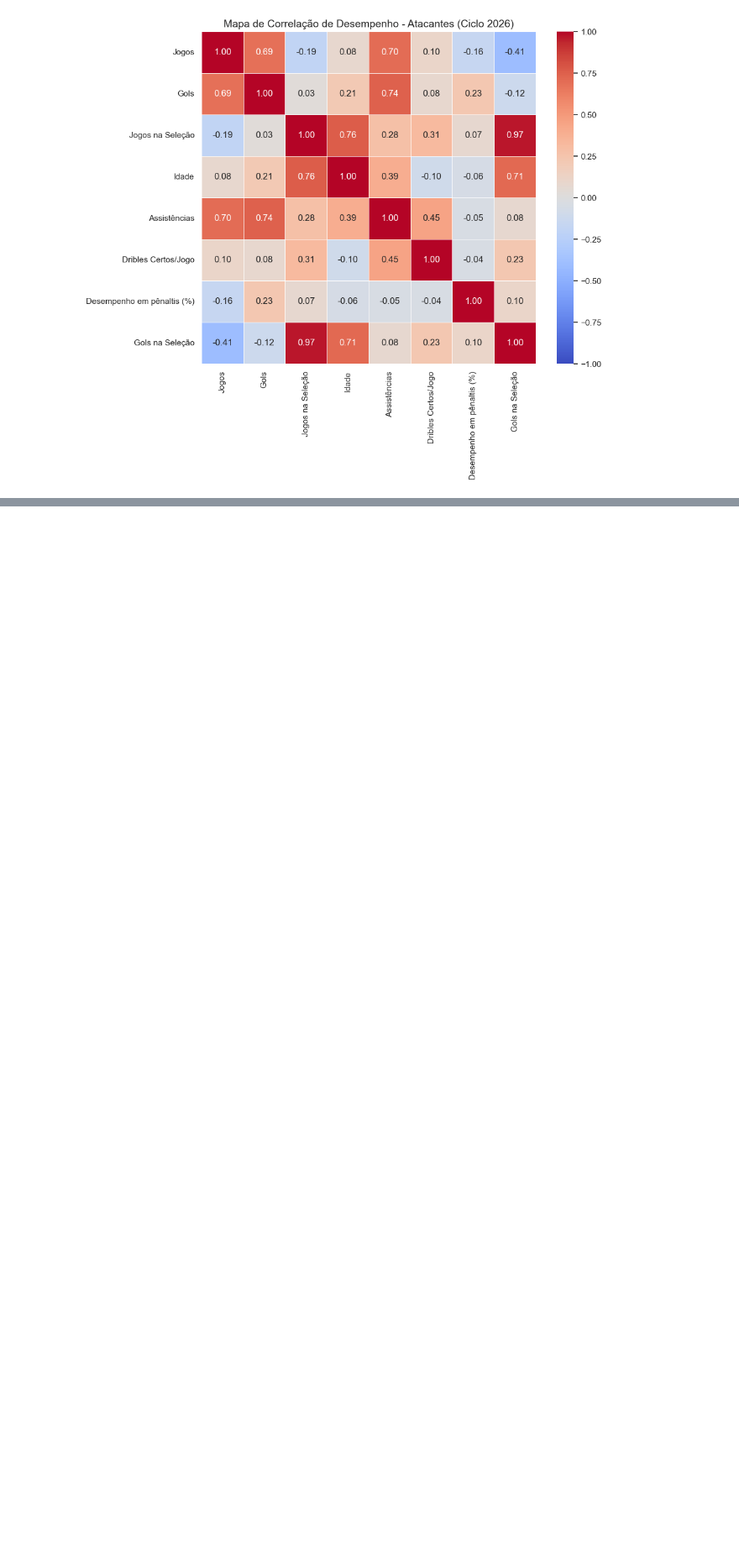
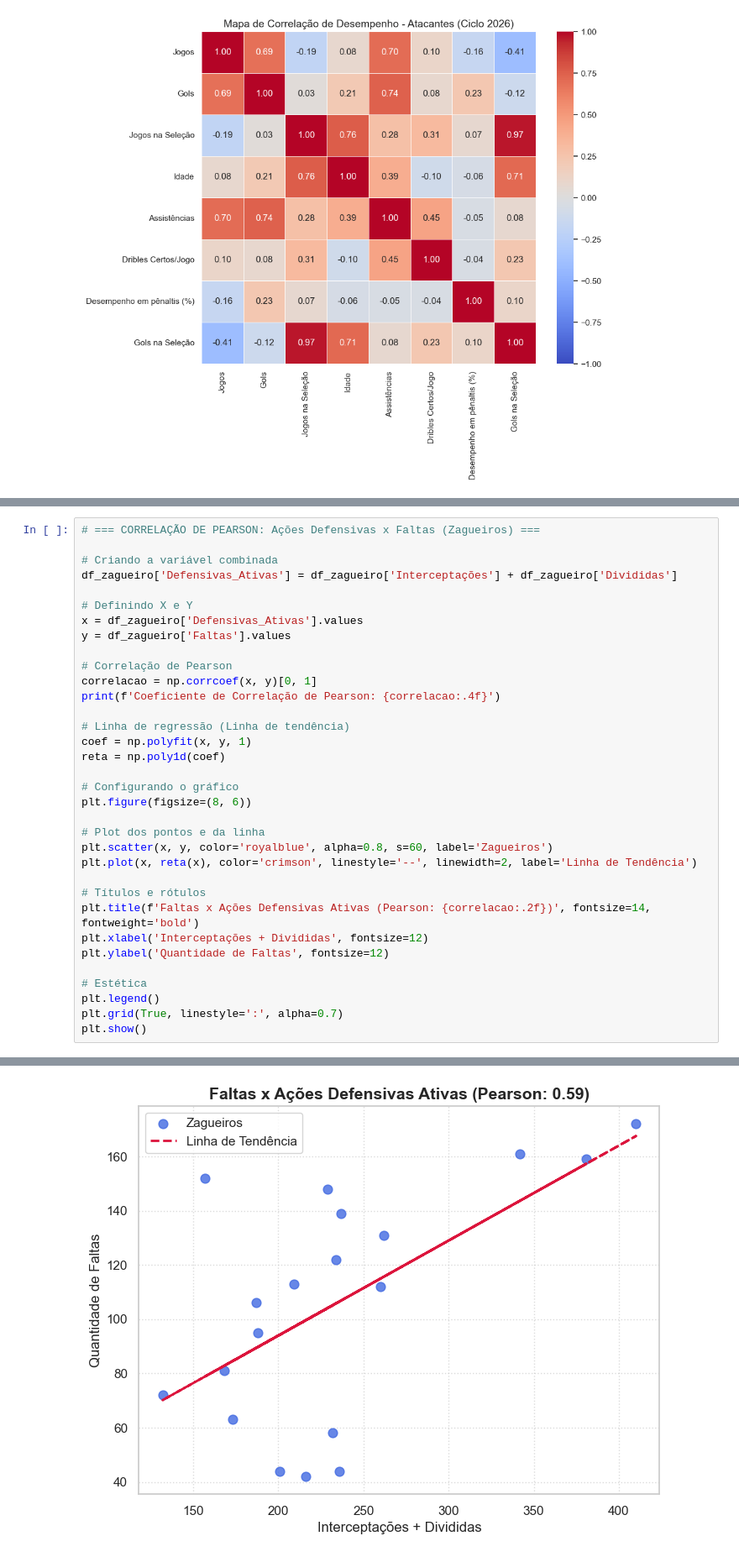
Before and after one commit to gabrielplimaa/Projeto-Estatistica, a Jupyter notebook: main.ipynb, the cells around one changed output, grey strips where cells are left out. Shown at 84% size. Saved outputs shown, nothing was run; the diff lists cells and outputs as text; blank space fills up the shorter version.

```diff
--- a/main.ipynb
+++ b/main.ipynb
@@ -192,0 +260,35 @@ plt.show()
+# %%
+# === CORRELAÇÃO DE PEARSON: Ações Defensivas x Faltas (Zagueiros) ===
+
+# Criando a variável combinada
+df_zagueiro['Defensivas_Ativas'] = df_zagueiro['Interceptações'] + df_zagueiro['Divididas']
+
+# Definindo X e Y
+x = df_zagueiro['Defensivas_Ativas'].values
+y = df_zagueiro['Faltas'].values
+
+# Correlação de Pearson
+correlacao = np.corrcoef(x, y)[0, 1]
+print(f'Coeficiente de Correlação de Pearson: {correlacao:.4f}')
+
+# Linha de regressão (Linha de tendência)
+coef = np.polyfit(x, y, 1)
+reta = np.poly1d(coef)
+
+# Configurando o gráfico
+plt.figure(figsize=(8, 6))
+
+# Plot dos pontos e da linha
+plt.scatter(x, y, color='royalblue', alpha=0.8, s=60, label='Zagueiros')
+plt.plot(x, reta(x), color='crimson', linestyle='--', linewidth=2, label='Linha de Tendência')
+
+# Títulos e rótulos
+plt.title(f'Faltas x Ações Defensivas Ativas (Pearson: {correlacao:.2f})', fontsize=14, fontweight='bold')
+plt.xlabel('Interceptações + Divididas', fontsize=12)
+plt.ylabel('Quantidade de Faltas', fontsize=12)
+
+# Estética
+plt.legend()
+plt.grid(True, linestyle=':', alpha=0.7)
+plt.show()
+# %% [output]
@@ -192,0 +296 @@ plt.show()
+[figure, added]
```
Also changed, not shown: parts of 4 cells of this notebook.
